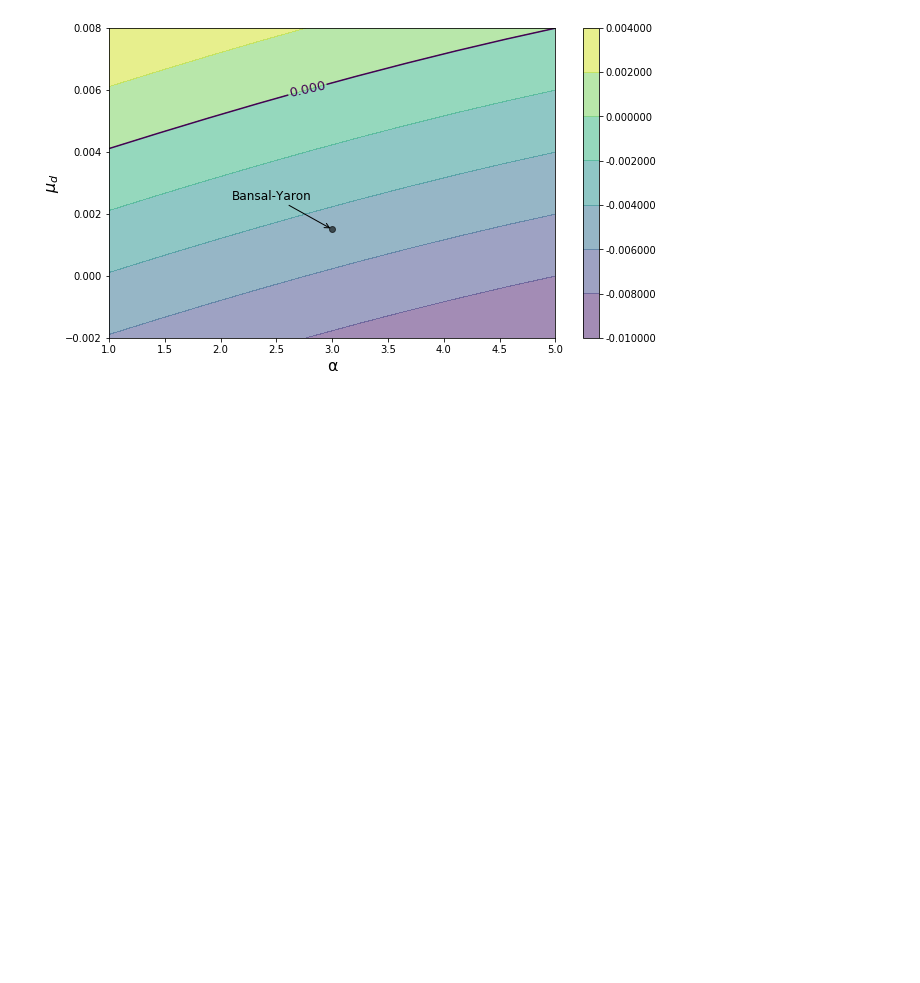
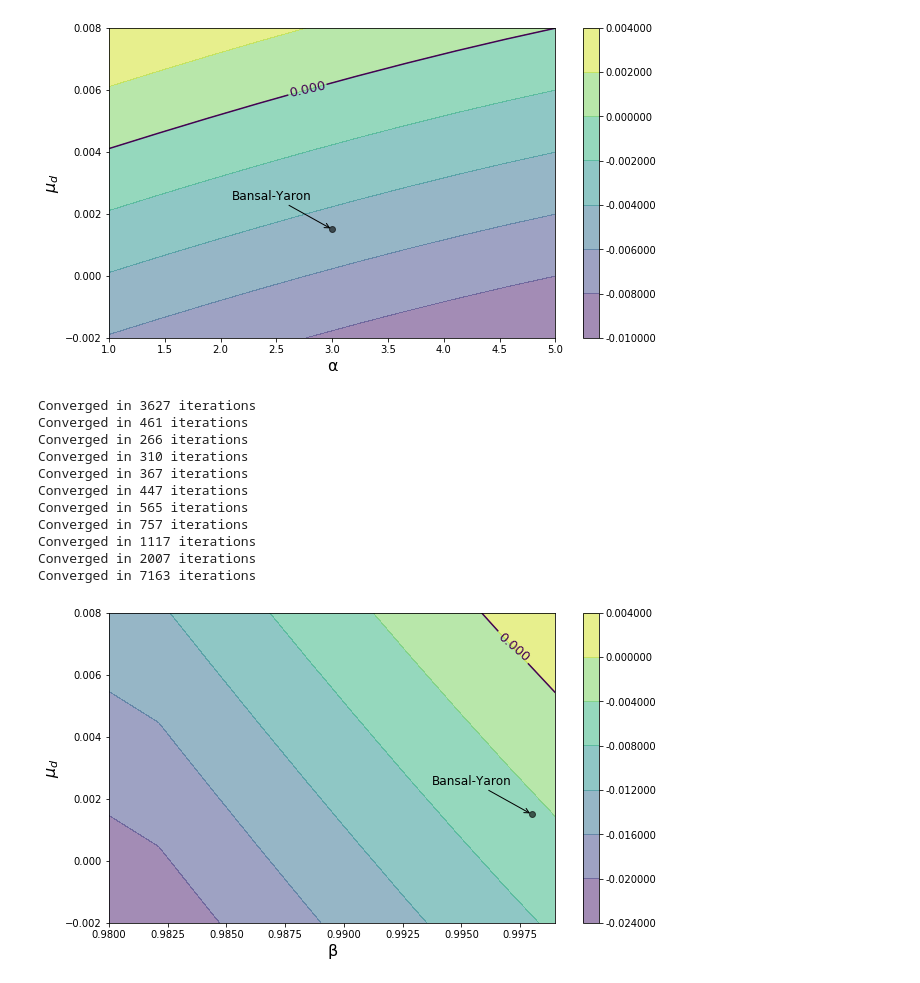
Before and after one commit to jstac/asset_pricing_code, a Jupyter notebook: long_run_risk/by.ipynb, the cells around one changed output. Drawn from its saved outputs; the diff is of its cells as text; code cells hidden in the pictures; blank space fills up the shorter version.

```diff
--- a/long_run_risk/by.ipynb
+++ b/long_run_risk/by.ipynb
@@ -63,3 +63,23 @@ stability_plot(BY,
 # %% [output]
 Converged in 3627 iterations
 [figure]
+# %%
+stability_plot(BY,
+               'β', 0.98, 0.999,
+               'μ_d', -0.002, 0.008,
+                ylabel="$\mu_d$",
+                coords=(-100, 30),
+                G=10)
+# %% [output]
+Converged in 3627 iterations
+Converged in 461 iterations
+Converged in 266 iterations
+Converged in 310 iterations
+Converged in 367 iterations
+Converged in 447 iterations
+Converged in 565 iterations
+Converged in 757 iterations
+Converged in 1117 iterations
+Converged in 2007 iterations
+Converged in 7163 iterations
+[figure, added]
```
Also changed, not shown: parts of 4 cells of this notebook, 4 other files.
